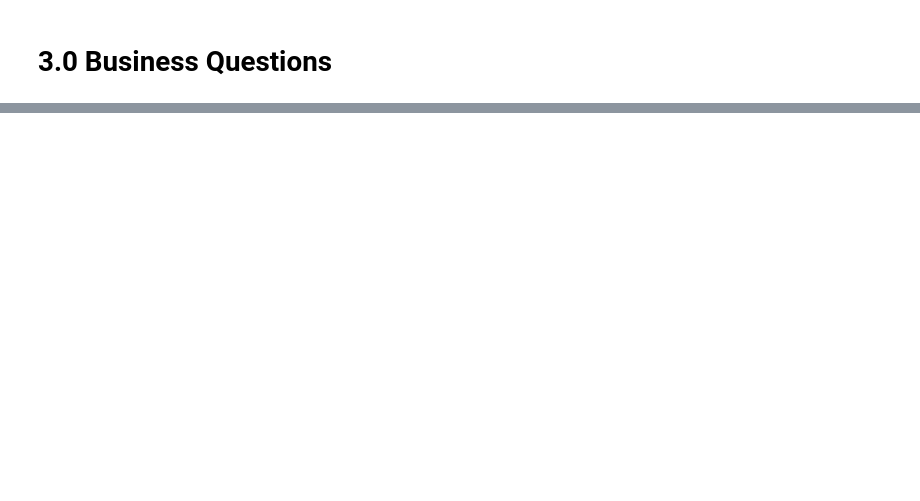
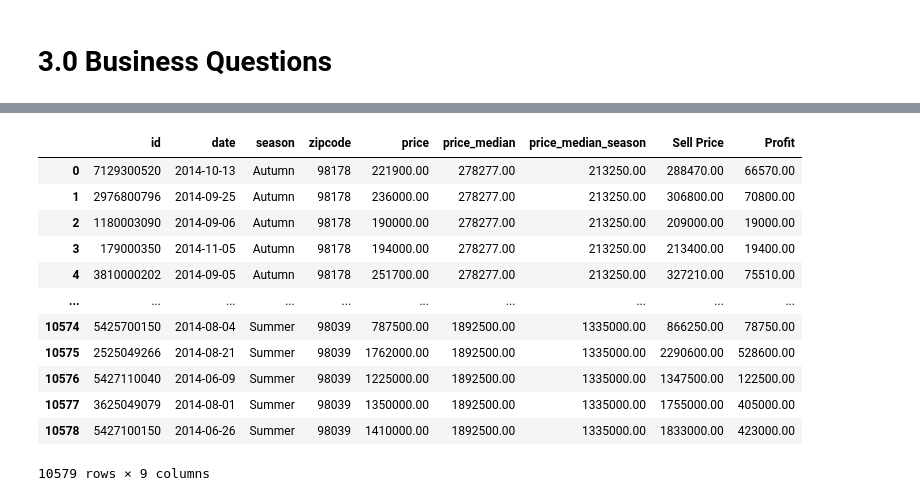
Before and after one commit to victorhusouza/insight_project, a Jupyter notebook: insight_project.ipynb, the cells around one changed output, grey strips where cells are left out. Saved outputs shown, nothing was run; the diff lists cells and outputs as text; code cells hidden in the pictures; blank space fills up the shorter version.

```diff
--- a/insight_project.ipynb
+++ b/insight_project.ipynb
@@ -230,0 +319,16 @@ Index(['id', 'date', 'price', 'bedrooms', 'bathrooms', 'sqft_living',
+# %%
+b5[['id', 'date','season', 'zipcode', 'price', 'price_median', 'price_median_season', 'Sell Price', 'Profit']]
+# %% [output]
+|  | id | date | season | zipcode | price | price_median | price_median_season | Sell Price | Profit |
+| 0 | 7129300520 | 2014-10-13 | Autumn | 98178 | 221900.00 | 278277.00 | 213250.00 | 288470.00 | 66570.00 |
+| 1 | 2976800796 | 2014-09-25 | Autumn | 98178 | 236000.00 | 278277.00 | 213250.00 | 306800.00 | 70800.00 |
+| 2 | 1180003090 | 2014-09-06 | Autumn | 98178 | 190000.00 | 278277.00 | 213250.00 | 209000.00 | 19000.00 |
+| 3 | 179000350 | 2014-11-05 | Autumn | 98178 | 194000.00 | 278277.00 | 213250.00 | 213400.00 | 19400.00 |
+| 4 | 3810000202 | 2014-09-05 | Autumn | 98178 | 251700.00 | 278277.00 | 213250.00 | 327210.00 | 75510.00 |
+| ... | ... | ... | ... | ... | ... | ... | ... | ... | ... |
+| 10574 | 5425700150 | 2014-08-04 | Summer | 98039 | 787500.00 | 1892500.00 | 1335000.00 | 866250.00 | 78750.00 |
+| 10575 | 2525049266 | 2014-08-21 | Summer | 98039 | 1762000.00 | 1892500.00 | 1335000.00 | 2290600.00 | 528600.00 |
+| 10576 | 5427110040 | 2014-06-09 | Summer | 98039 | 1225000.00 | 1892500.00 | 1335000.00 | 1347500.00 | 122500.00 |
+| 10577 | 3625049079 | 2014-08-01 | Summer | 98039 | 1350000.00 | 1892500.00 | 1335000.00 | 1755000.00 | 405000.00 |
+| 10578 | 5427100150 | 2014-06-26 | Summer | 98039 | 1410000.00 | 1892500.00 | 1335000.00 | 1833000.00 | 423000.00 |
+10579 rows × 9 columns
```
Also changed, not shown: parts of 59 cells of this notebook.
